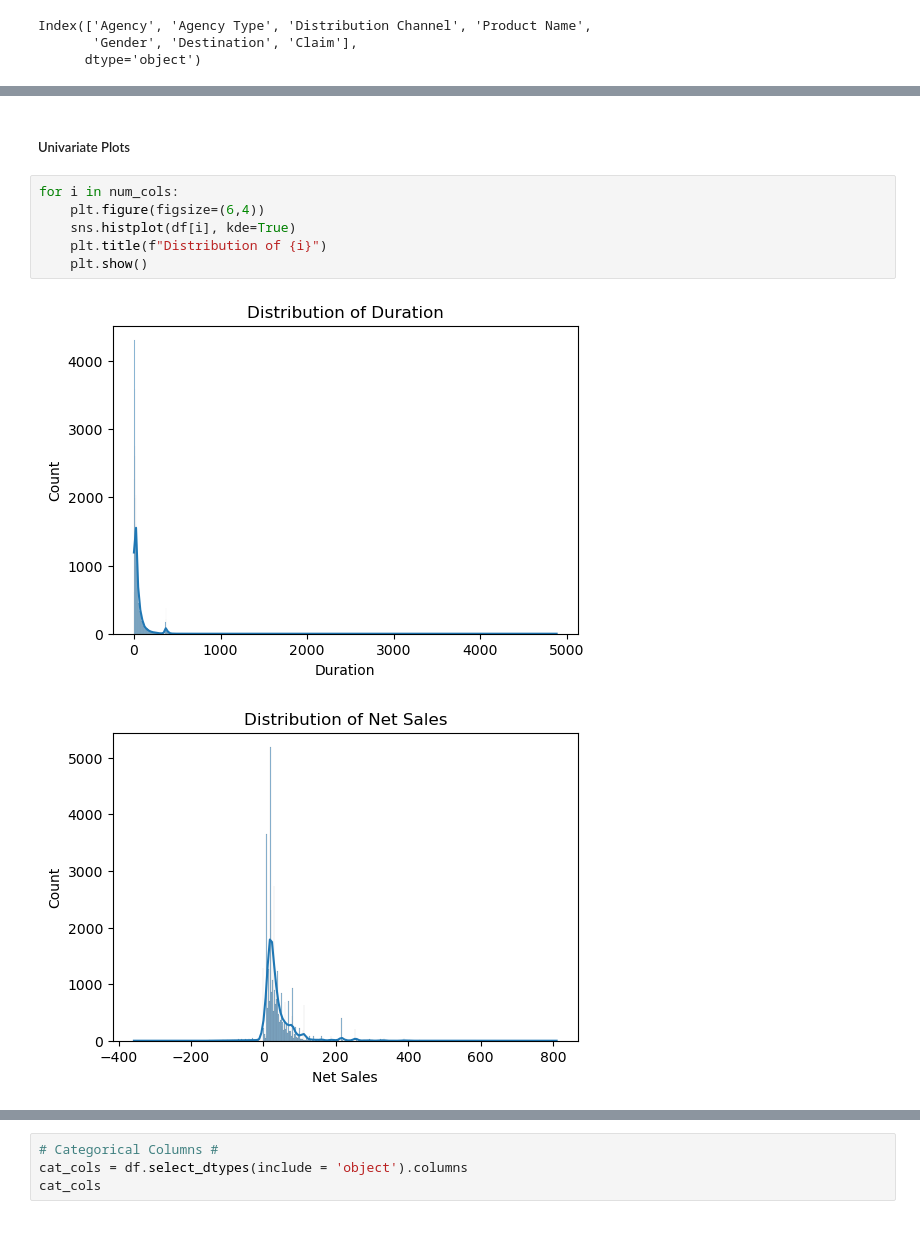
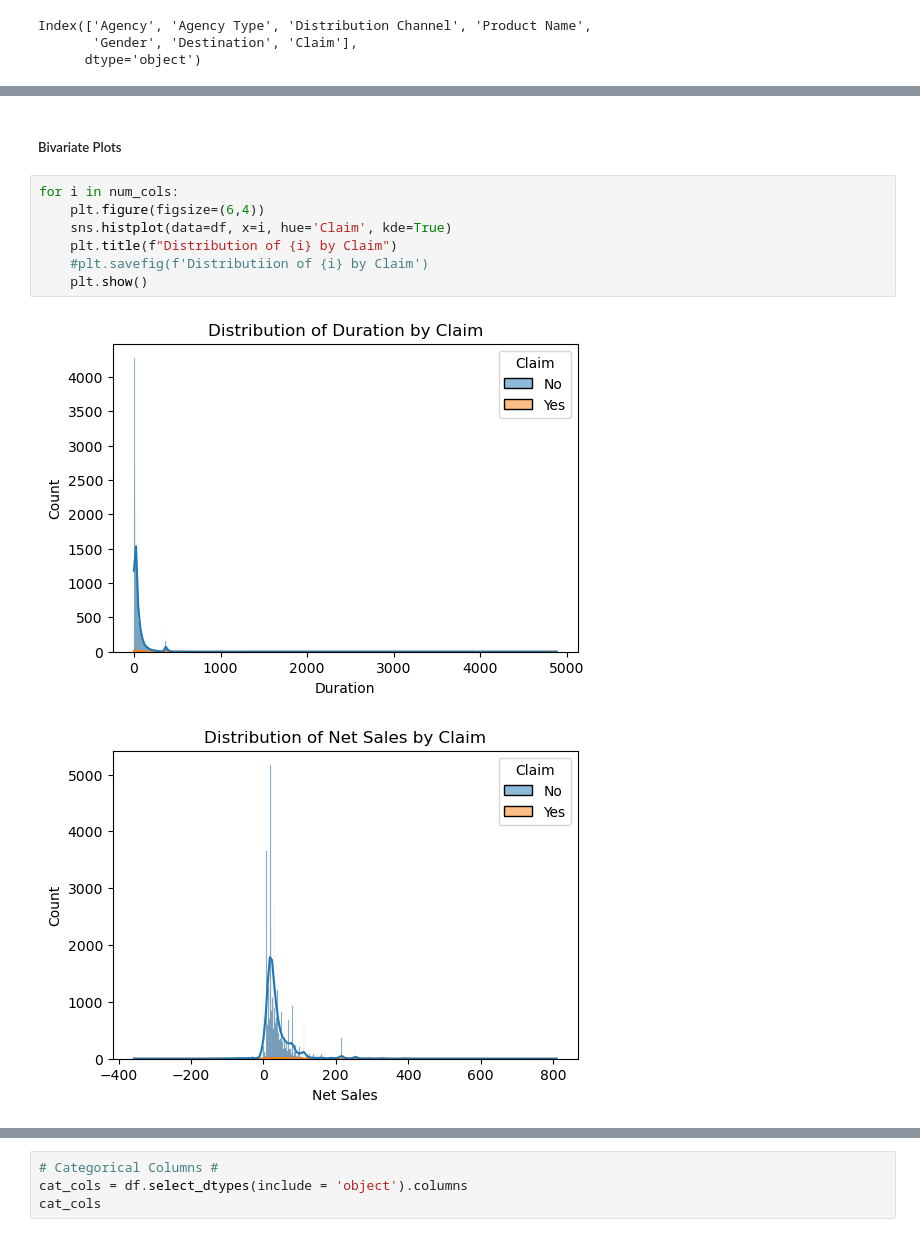
Before and after one commit to MisterHertz/Travel-Insurance, a Jupyter notebook: Travel Insurance.ipynb, the cells around one changed output, grey strips where cells are left out. Saved outputs shown, nothing was run; the diff lists cells and outputs as text.

```diff
--- a/Travel Insurance.ipynb
+++ b/Travel Insurance.ipynb
@@ -155,13 +187,14 @@ for i in cat_cols:
 [figure]
 [figure]
 # %% [markdown]
-##### Univariate Plots
+##### Bivariate Plots
 # %%
 for i in num_cols:
     plt.figure(figsize=(6,4))
-    sns.histplot(df[i], kde=True)
-    plt.title(f"Distribution of {i}")
+    sns.histplot(data=df, x=i, hue='Claim', kde=True)
+    plt.title(f"Distribution of {i} by Claim")
+    #plt.savefig(f'Distributiion of {i} by Claim')
     plt.show()
 # %% [output]
-[figure, old version]
+[figure, new version]
-[figure, old version]
+[figure, new version]
```
Also changed, not shown: parts of 24 cells of this notebook.
